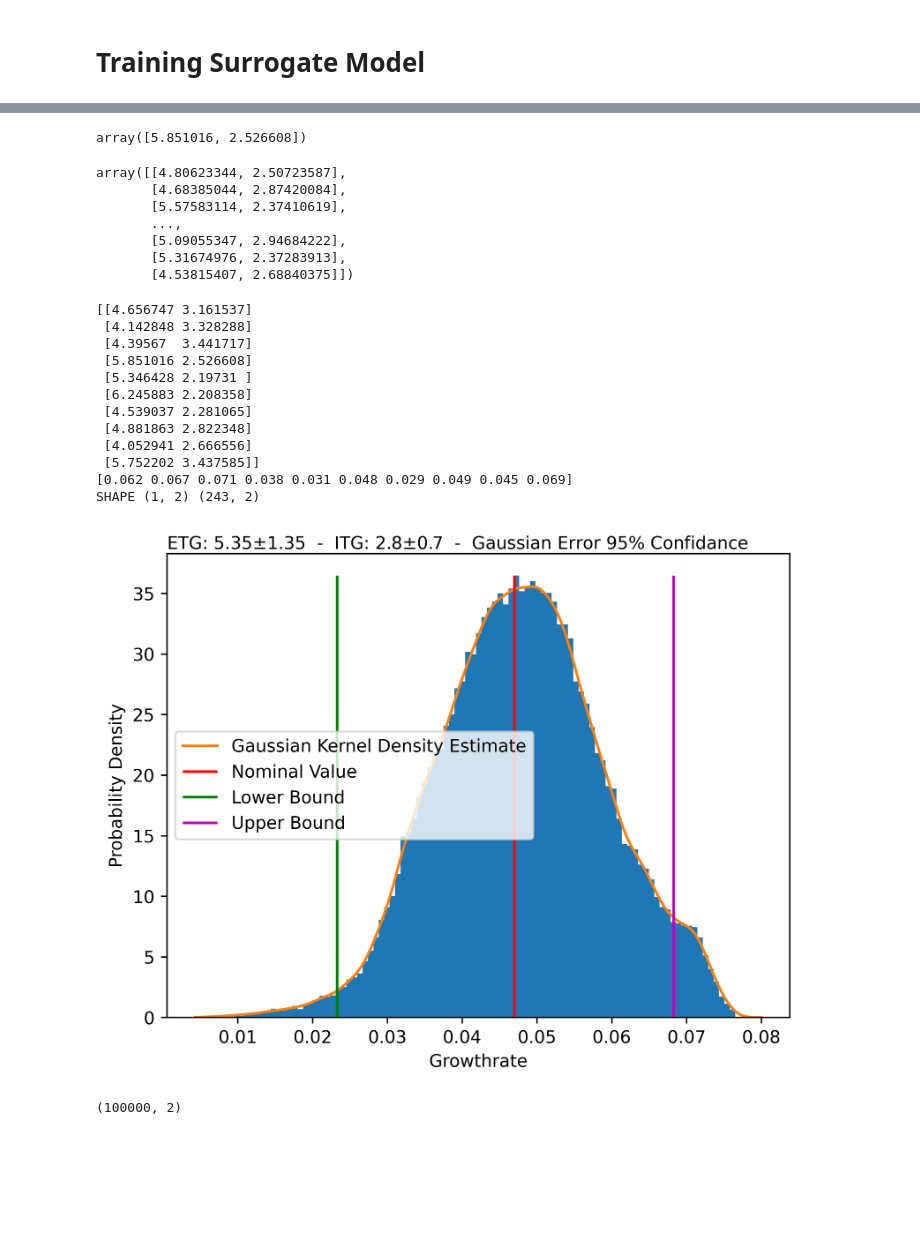
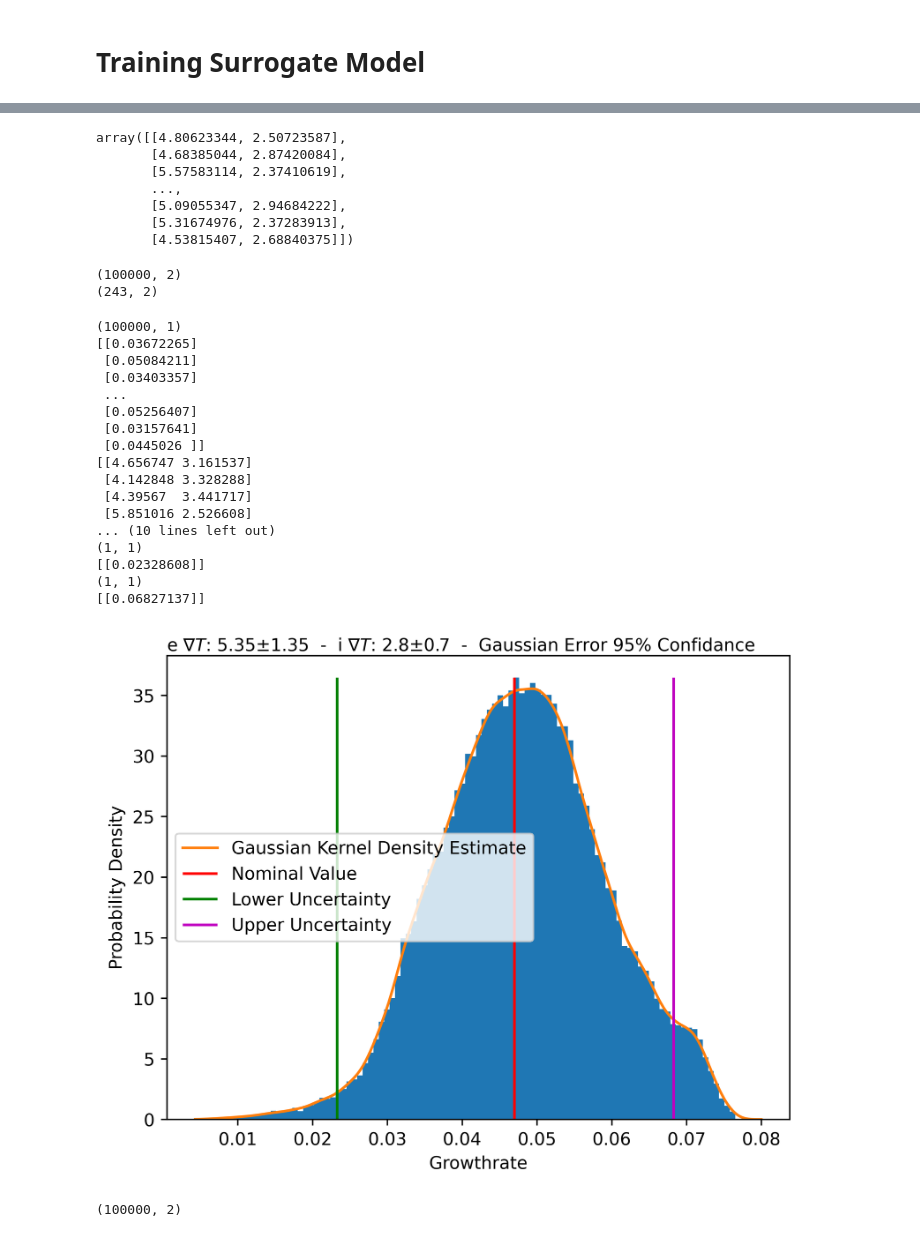
Before and after one commit to DanHarJor/GENE_UQ, a Jupyter notebook: UQ_demo.ipynb, the cells around one changed output, grey strips where cells are left out. Saved outputs shown, nothing was run; the diff lists cells and outputs as text; code cells hidden in the pictures; blank space fills up the shorter version.

```diff
--- a/UQ_demo.ipynb
+++ b/UQ_demo.ipynb
@@ -76,12 +61,16 @@ from GENE_ML.gene_ml.parsers.GENEparser import GENE_scan_parser
 parser = GENE_scan_parser()
 
 host = 'lumi'
-data_name = f'{num_samples}s_{len(parameters)}p_uq'#'1000s_2p_uq'
+#data_name = f'{num_samples}s_{len(parameters)}p_uq'#'1000s_2p_uq'
+data_name = '1000s_3p_uq'
 test_percentage=50
 # data_set = ScanData(data_name, parser, host, remote_path=remote_save_dir, test_percentage=test_percentage)
 
 #If the data is already loaded from the remote to local .../scanlogs/<data_name> then the host and remote path can be ommitted
 data_set = ScanData(data_name, parser, test_percentage=test_percentage)
+
+data_set.remove_parameter('kymin1')
+data_set.df
 # %% [output]
 Initialising dataset
 
@@ -121,17 +111,19 @@ from GENE_ML.gene_ml.results.results import Results
 
 #numsamples_numparameters_model_testpercentage
 model_name = 'GPR'
-results_gpr_name = f'uq_results_{num_samples}s_{len(parameters)}p_{model_name}_{test_percentage}tp' #
+results_gpr_name = 'uq_results_1000s_2p_GPR_50tp'
+#results_gpr_name = f'uq_results_{num_samples}s_{len(parameters)}p_{model_name}_{test_percentage}tp' #
 results_gpr = Results(results_gpr_name)
-
-if os.path.exists(results_gpr.path):
+gpr = GPR(name = model_name)
+print(gpr.parent)
+if os.path.exists(results_gpr.path) and os.path.exists(gpr.path):
     print('\nLOADING RESULTS FROM FILE\n')
-    results_gpr.load()
+    results_gpr = results_gpr.load()
     print(f'{results_gpr.name} IS LOADED')
+    gpr = gpr.load()
 else:
     print('\nCOMPUTING RESULTS\n')
     #Sampling already done, gene has been ran
-    gpr = GPR()
     gpr.train(data_set.x_train, data_set.growthrate_train)
     gpr.tune_hypers(data_set.x_train, data_set.growthrate_train)
 
@@ -187,13 +181,9 @@ MAX 0.071 0.0712335183752792
-# %%
-data_set.x_train[3]
-# %% [output]
-array([5.851016, 2.526608])
 # %%
 import numpy as np
 from GENE_ML.gene_ml.samplers.gaussian import Gaussian
 
 num_samples_g = 100000
-gaussian = Gaussian(bounds[1:], num_samples_g, parameters[1:])
+gaussian = Gaussian(bounds, num_samples_g, parameters)
 
 gaussian.samples_np
 # %% [output]
@@ -204,48 +194,59 @@ array([[4.80623344, 2.50723587],
        [5.09055347, 2.94684222],
        [5.31674976, 2.37283913],
        [4.53815407, 2.68840375]])
+# %%
+print(gaussian.samples_np.shape)
+print(data_set.x_train.shape)
+# %% [output]
+(100000, 2)
+(243, 2)
 # %%
 from scipy import stats
 growthrates, _ = gpr.predict(gaussian.samples_np)
 print(data_set.x_train[0:10])
 print(data_set.growthrate_train[0:10])
 
 bounds = [(4,6.7), (2.1,3.5)]
 nominal_parameters = np.array([np.mean(b) for b in bounds]).reshape((2,1)).T
 print('SHAPE', nominal_parameters.shape, data_set.x_train.shape)
 nominal_growthrate, _ = gpr.predict(nominal_parameters)
 left_bound_gr, _ = gpr.predict(np.array([b[0] for b in bounds]).reshape(2,1).T)
 right_bound_gr, _ = gpr.predict(np.array([b[1] for b in bounds]).reshape(2,1).T)
 
 fig = plt.figure(dpi=600)
 kde = stats.gaussian_kde(growthrates)
 hist_x = np.linspace(np.min(growthrates),0.08, 1000)
 n, bins, _ = plt.hist(growthrates, bins=100, density=True)
 plt.plot(hist_x, kde(hist_x), label='Gaussian Kernel Density Estimate')
 plt.xlabel('Growthrate')
 plt.ylabel('Probability Density')
 plt.vlines(nominal_growthrate, 0, max(n), 'r', label='Nominal Value')
-plt.vlines(left_bound_gr, 0, max(n), 'g', label='Lower Bound')
-plt.vlines(right_bound_gr, 0, max(n), 'm', label='Upper Bound')
-plt.annotate(f'ETG: {nominal_parameters[0][0]}$\pm$1.35  -  ITG: {nominal_parameters[0][1]}$\pm$0.7  -  Gaussian Error 95% Confidance',
+plt.vlines(left_bound_gr, 0, max(n), 'g', label='Lower Uncertainty')
+plt.vlines(right_bound_gr, 0, max(n), 'm', label='Upper Uncertainty')
+plt.annotate(fr'$\nabla T_e$: {nominal_parameters[0][0]}$\pm$1.35  -  i $\nabla T_i$: {nominal_parameters[0][1]}$\pm$0.7  -  Gaussian Error 95% Confidance',
             xy=(0, 1.01), xycoords='axes fraction',fontsize=10)
 
 plt.legend()
 plt.show()
 # %% [output]
+(100000, 1)
+[[0.03672265]
+ [0.05084211]
+ [0.03403357]
+ ...
+ [0.05256407]
+ [0.03157641]
+ [0.0445026 ]]
 [[4.656747 3.161537]
  [4.142848 3.328288]
  [4.39567  3.441717]
  [5.851016 2.526608]
- [5.346428 2.19731 ]
- [6.245883 2.208358]
- [4.539037 2.281065]
- [4.881863 2.822348]
- [4.052941 2.666556]
- [5.752202 3.437585]]
-[0.062 0.067 0.071 0.038 0.031 0.048 0.029 0.049 0.045 0.069]
-SHAPE (1, 2) (243, 2)
+... (10 lines left out)
+(1, 1)
+[[0.02328608]]
+(1, 1)
+[[0.06827137]]
-[figure, old version]
+[figure, new version]
 # %%
 import numpy as np
 from GENE_ML.gene_ml.samplers.uniform import Uniform
```
Also changed, not shown: parts of 7 cells of this notebook.
